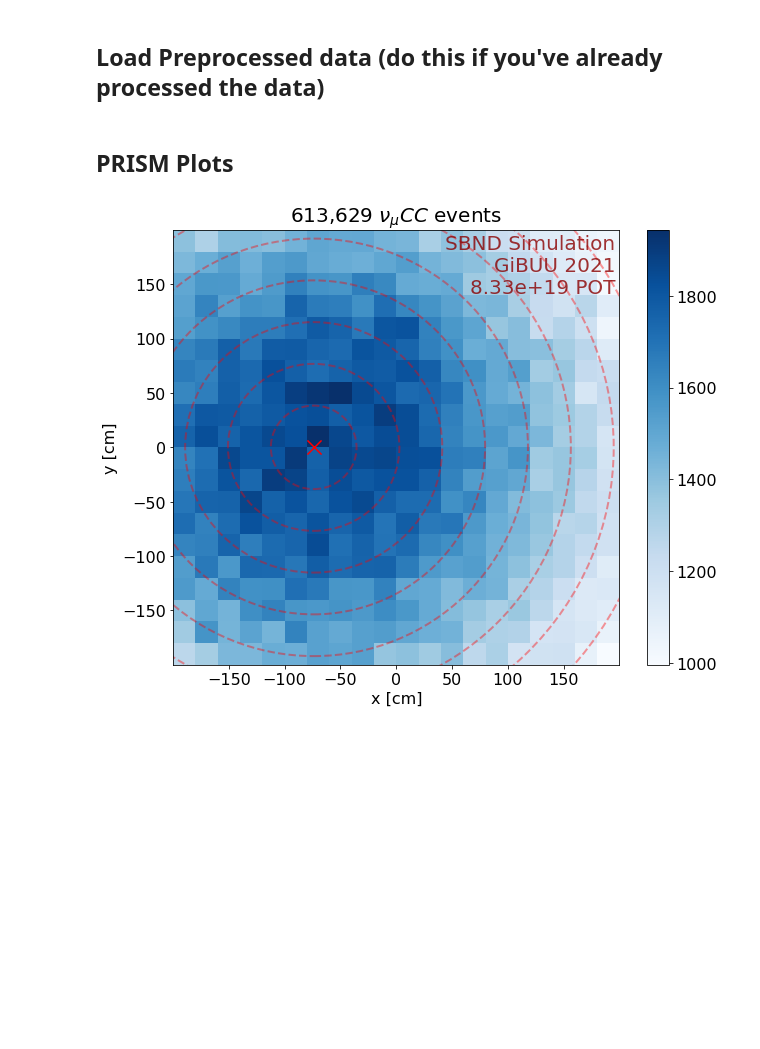
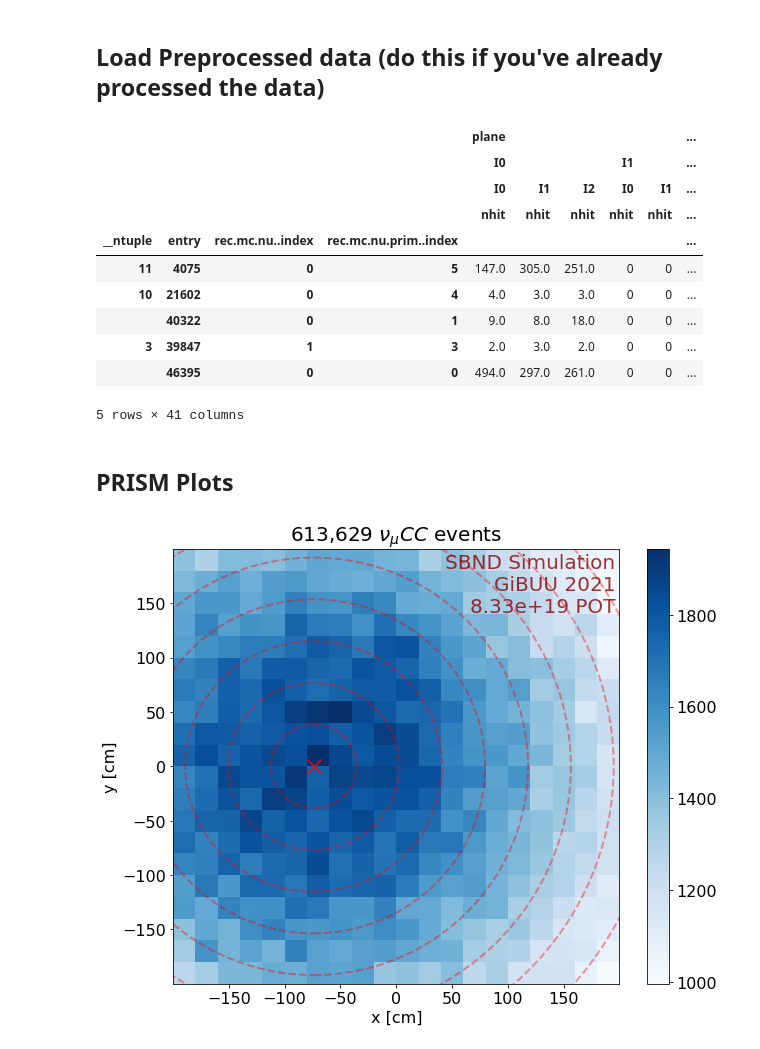
Before and after one commit to bear-is-asleep/numu_analysis, a Jupyter notebook: truth_events.ipynb, the cells around one changed output. Drawn from its saved outputs; the diff is of its cells as text; code cells hidden in the pictures; blank space fills up the shorter version.

```diff
--- a/truth_events.ipynb
+++ b/truth_events.ipynb
@@ -57,6 +75,20 @@ nom_pot = 10e20/12 #3 months
 #Scale genweight to POT
 genie_nu.scale_to_pot(nom_pot,genie_pot)
 gibuu_nu.scale_to_pot(nom_pot,gibuu_pot)
+# %%
+gibuu_prim.momen
+# %% [output]
+|  |  |  |  | plane |  |  |  |  | ... |
+|  |  |  |  | I0 |  |  | I1 |  | ... |
+|  |  |  |  | I0 | I1 | I2 | I0 | I1 | ... |
+|  |  |  |  | nhit | nhit | nhit | nhit | nhit | ... |
+| __ntuple | entry | rec.mc.nu..index | rec.mc.nu.prim..index |  |  |  |  |  | ... |
+| 11 | 4075 | 0 | 5 | 147.0 | 305.0 | 251.0 | 0 | 0 | ... |
+| 10 | 21602 | 0 | 4 | 4.0 | 3.0 | 3.0 | 0 | 0 | ... |
+|  | 40322 | 0 | 1 | 9.0 | 8.0 | 18.0 | 0 | 0 | ... |
+| 3 | 39847 | 1 | 3 | 2.0 | 3.0 | 2.0 | 0 | 0 | ... |
+|  | 46395 | 0 | 0 | 494.0 | 297.0 | 261.0 | 0 | 0 | ... |
+5 rows × 41 columns
 # %%
 #More constants
 GIBUU_LABEL = f'{SIM_LABEL}\n{GIBUU_MODEL}\n{nom_pot:.2e} POT'
```
Also changed, not shown: parts of 9 cells of this notebook, 3 other files.
